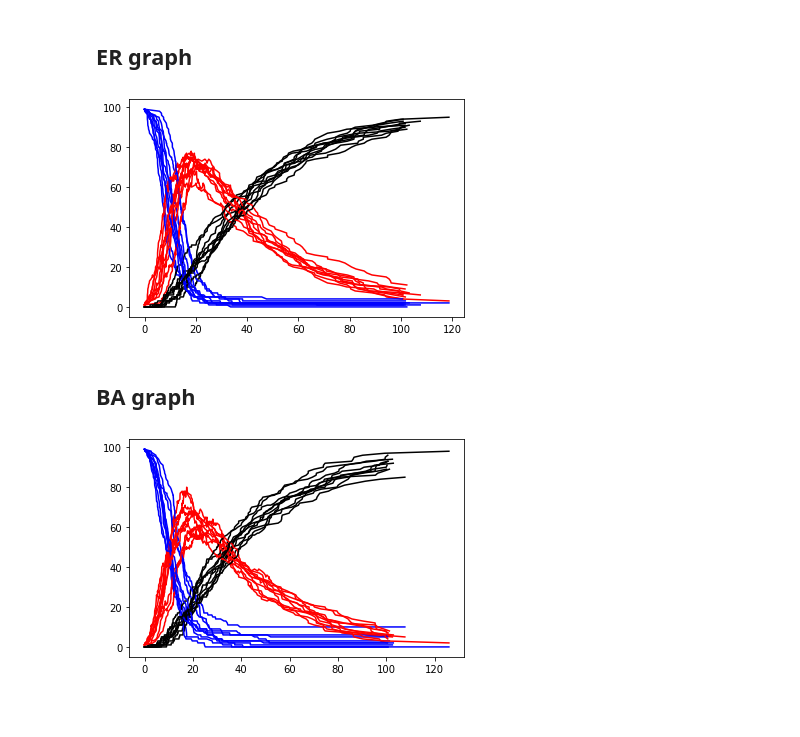
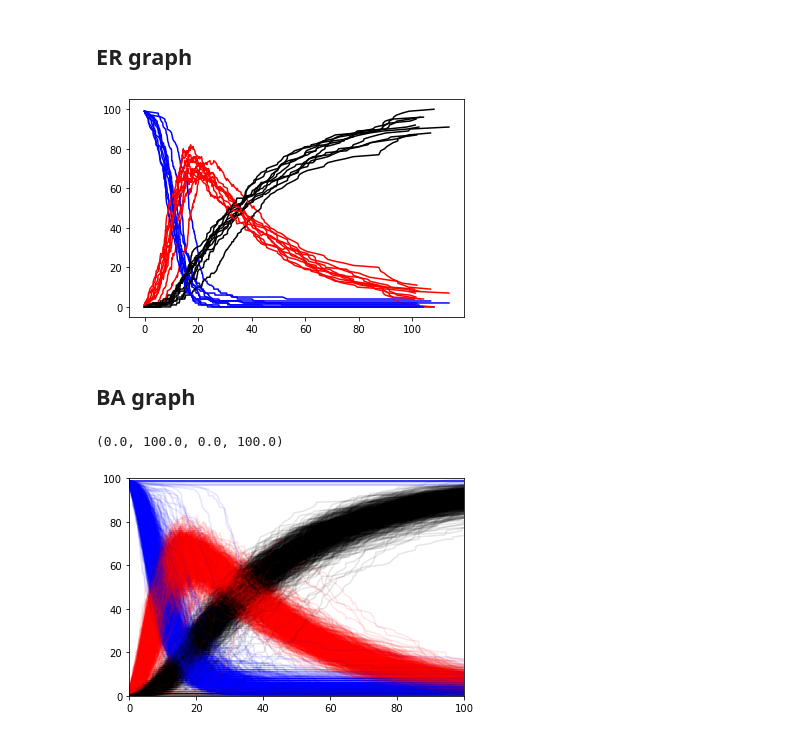
Before and after one commit to naokimas/gillespie-tutorial, a Jupyter notebook: notebooks/Direct_method-SIR-network-networkx.ipynb, the cells around one changed output. Cells and saved outputs as stored; diff of their text form; code cells hidden in the pictures; blank space fills up the shorter version.

```diff
--- a/notebooks/Direct_method-SIR-network-networkx.ipynb
+++ b/notebooks/Direct_method-SIR-network-networkx.ipynb
@@ -174,13 +182,15 @@ k      = 5     # Degree of nodes
 N      = 100   # Number of nodes
 T      = 100  # Simulation duration
 
-Q = 10
+number_of_simulations = 10
 
-G = nx.random_regular_graph(d=k, n=N)
+G0 = nx.random_regular_graph(d=k, n=N)
 
 X_array = []
 
-for q in range(Q):
+for q in range(number_of_simulations):
+    G = G0.copy()
+
     I_nodes = [0]
     R_nodes = []
 
@@ -213,4 +223,6 @@ for X_t in X_array:
 # %%
+G = G0.copy()
+
 nx.set_node_attributes(G, 'state', 0)
 for i,state in enumerate(states):
     G.nodes[i]['state'] = state
@@ -235,11 +247,13 @@ T      = 100   # Simulation duration
 
 Q = 10
 
-G = nx.gnm_random_graph(n=N, m=k*N/2)
+G0 = nx.gnm_random_graph(n=N, m=k*N/2)
 
 X_array = []
 
 for q in range(Q):
+    G = G0.copy()
+
     I_nodes = [0]
     R_nodes = []
 
@@ -266,48 +280,53 @@ ax  = plt.subplot()
 for X_t in X_array:
     [ax.plot(X_t[0],X_,c=c_) for X_,c_ in zip(X_t[1:],colors)]
 # %% [output]
-[figure, old version]
+[figure, new version]
 # %% [markdown]
 ##  BA graph
 # %%
 #--- Simulation parameters: ---
-beta = 0.1   # Infection rate
+beta   = 0.1   # Infection rate
 mu     = 0.03  # Recovery rate
 k      = 4     # Mean degree
 N      = 100   # Number of nodes
 T      = 100   # Simulation duration
 
-Q = 10
+Q = 1000
 
-G = nx.barabasi_albert_graph(n=N, m=int(k/2))
+G0 = nx.barabasi_albert_graph(n=N, m=int(k/2))
 
 X_array = []
 
 for q in range(Q):
+    G = G0.copy()
+
     I_nodes = [0]
     R_nodes = []
 
     states = np.zeros(N, dtype=int)
     states[I_nodes] = 1
     states[R_nodes] = 2
 
     nx.set_node_attributes(G, 'state', 0)
     for i,state in enumerate(states):
         G.nodes[i]['state'] = state
 
     X_t = direct_method_SIR_graph_linear(G, beta, mu, T)
 
     X_array.append(X_t)
 
 #=============================================================================================
 # Plot:
 #=============================================================================================
 colors = ['b','r','k']
 
 fig = plt.figure()
 ax  = plt.subplot()
 
 for X_t in X_array:
-    [ax.plot(X_t[0],X_,c=c_) for X_,c_ in zip(X_t[1:],colors)]
+    [ax.plot(X_t[0],X_,c=c_,alpha=0.1) for X_,c_ in zip(X_t[1:],colors)]
+
+ax.axis([0,T,0,N])
 # %% [output]
+(0.0, 100.0, 0.0, 100.0)
-[figure, old version]
+[figure, new version]
```
Also changed, not shown: parts of 3 cells of this notebook, 2 other files.
